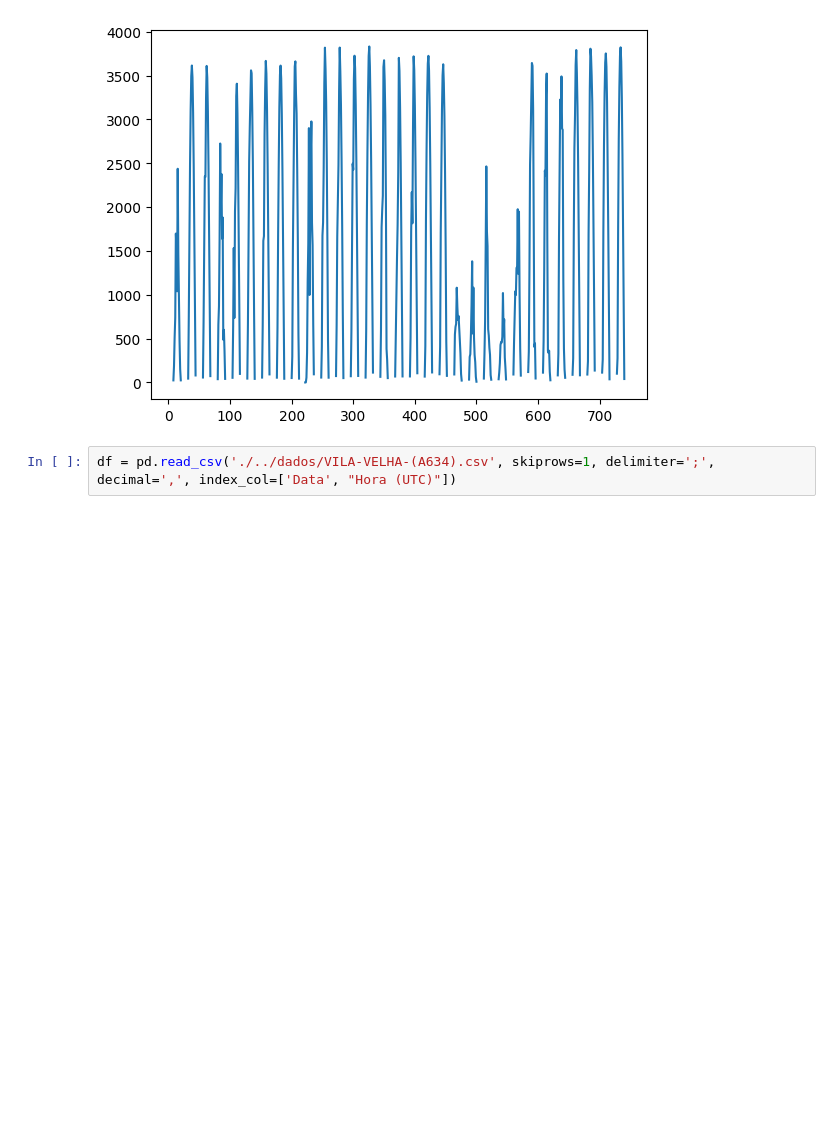
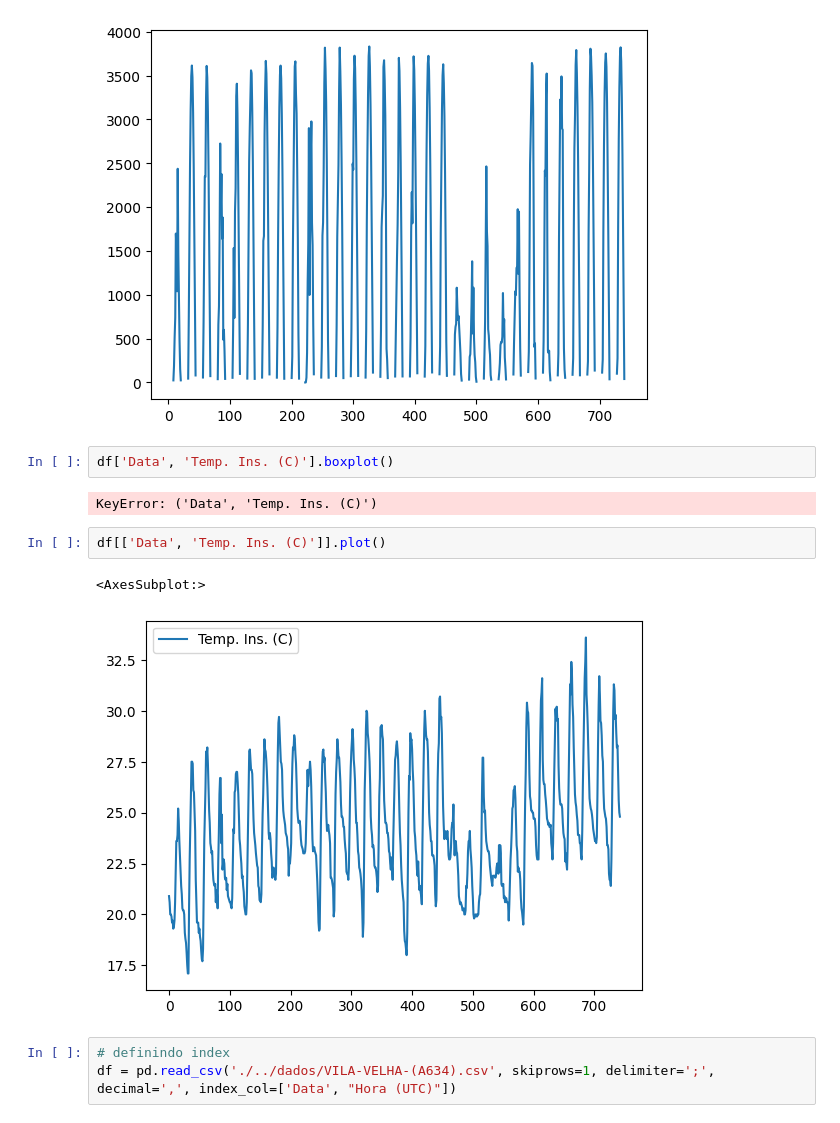
Before and after one commit to georgynio/python_aulas, a Jupyter notebook: Exercicios/Exemplos_base/dados_csv_2.ipynb, the cells around one changed output. Saved outputs shown, nothing was run; the diff lists cells and outputs as text; blank space fills up the shorter version.

```diff
--- a/Exercicios/Exemplos_base/dados_csv_2.ipynb
+++ b/Exercicios/Exemplos_base/dados_csv_2.ipynb
@@ -96,6 +194,16 @@ df['Radiacao (KJ/m²)'].plot()
 # %% [output]
 <AxesSubplot:>
 [figure]
+# %%
+df['Data', 'Temp. Ins. (C)'].boxplot()
+# %% [output]
+KeyError: ('Data', 'Temp. Ins. (C)')
+# %%
+df[['Data', 'Temp. Ins. (C)']].plot()
+# %% [output]
+<AxesSubplot:>
+[figure, added]
 # %%
+# definindo index
 df = pd.read_csv('./../dados/VILA-VELHA-(A634).csv', skiprows=1, delimiter=';', decimal=',', index_col=['Data', "Hora (UTC)"])
 # %%
```
Also changed, not shown: parts of 21 cells of this notebook.
